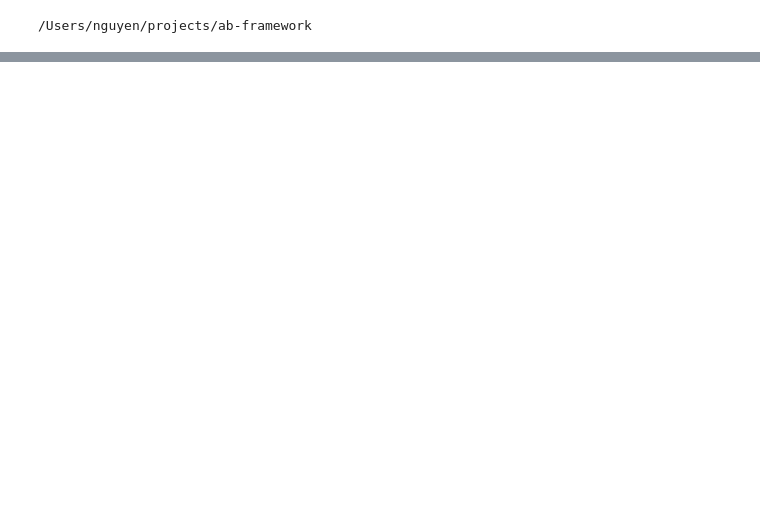
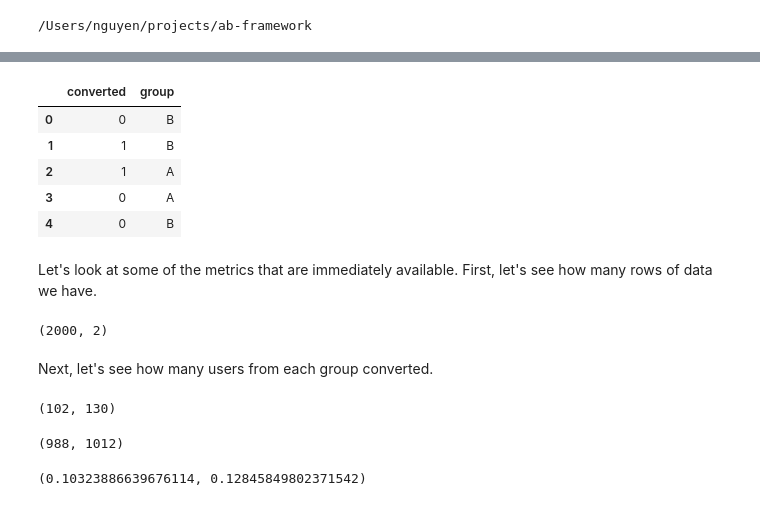
Before and after one commit to mnguyenngo/ab-framework, a Jupyter notebook: notebooks/Walkthrough.ipynb, the cells around one changed output, grey strips where cells are left out. Cells and saved outputs as stored; diff of their text form; code cells hidden in the pictures; blank space fills up the shorter version.

```diff
--- a/notebooks/Walkthrough.ipynb
+++ b/notebooks/Walkthrough.ipynb
@@ -42,0 +53,28 @@ SyntaxError: invalid syntax
+# %%
+# A is control; B is test
+N_A = 1000
+N_B = 1000
+
+# bcr: baseline conversion rate
+# d_hat: difference in a metric between the two groups, sometimes referred to as minimal detectable effect or lift
+bcr = 0.10
+d_hat = 0.02
+# %%
+ab_data = generate_data(N_A, N_B, bcr, d_hat)
+# %%
+ab_data.head()
+# %% [output]
+|  | converted | group |
+| 0 | 0 | B |
+| 1 | 1 | B |
+| 2 | 1 | A |
+| 3 | 0 | A |
+| 4 | 0 | B |
+# %% [markdown]
+Let's look at some of the metrics that are immediately available. First, let's see how many rows of data we have.
+# %%
+ab_data.shape
+# %% [output]
+(2000, 2)
+# %% [markdown]
+Next, let's see how many users from each group converted.
@@ -42,0 +84,15 @@ SyntaxError: invalid syntax
+# %%
+A_converted, B_converted = A_group['converted'].sum(), B_group['converted'].sum()
+A_converted, B_converted
+# %% [output]
+(102, 130)
+# %%
+A_total, B_total = len(A_group), len(B_group)
+A_total, B_total
+# %% [output]
+(988, 1012)
+# %%
+A_cr, B_cr = A_converted / A_total, B_converted / B_total
+A_cr, B_cr
+# %% [output]
+(0.10323886639676114, 0.12845849802371542)
```
Also changed, not shown: parts of 24 cells of this notebook, 2 other files.
